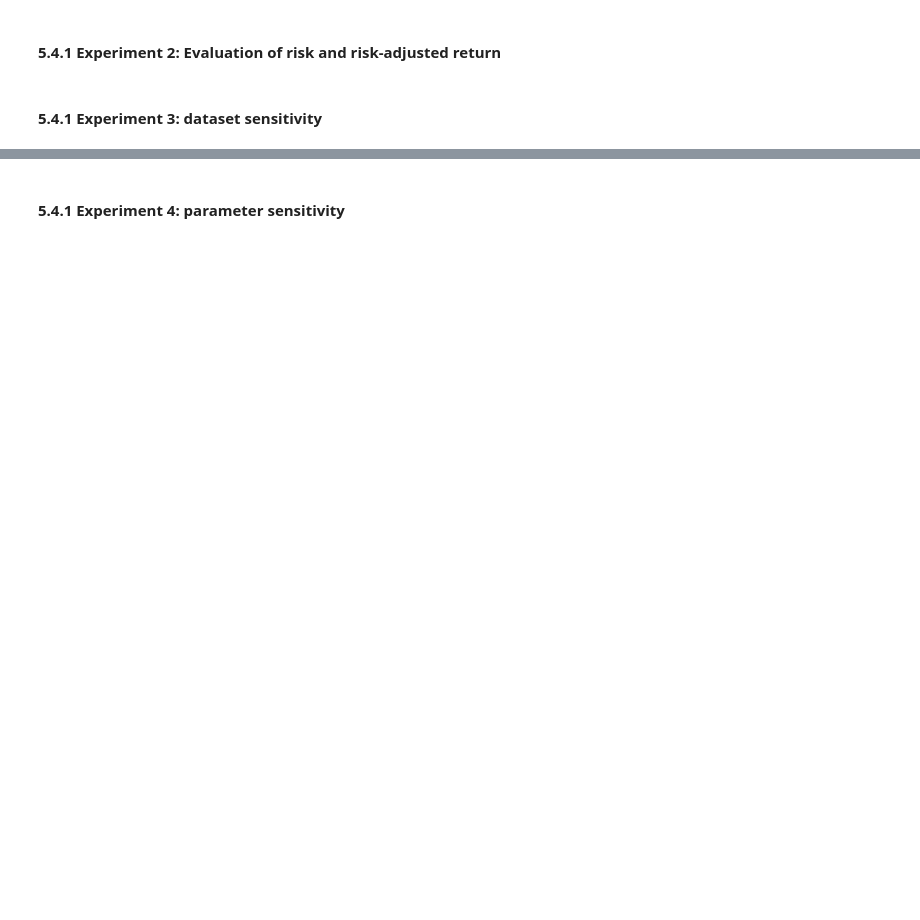
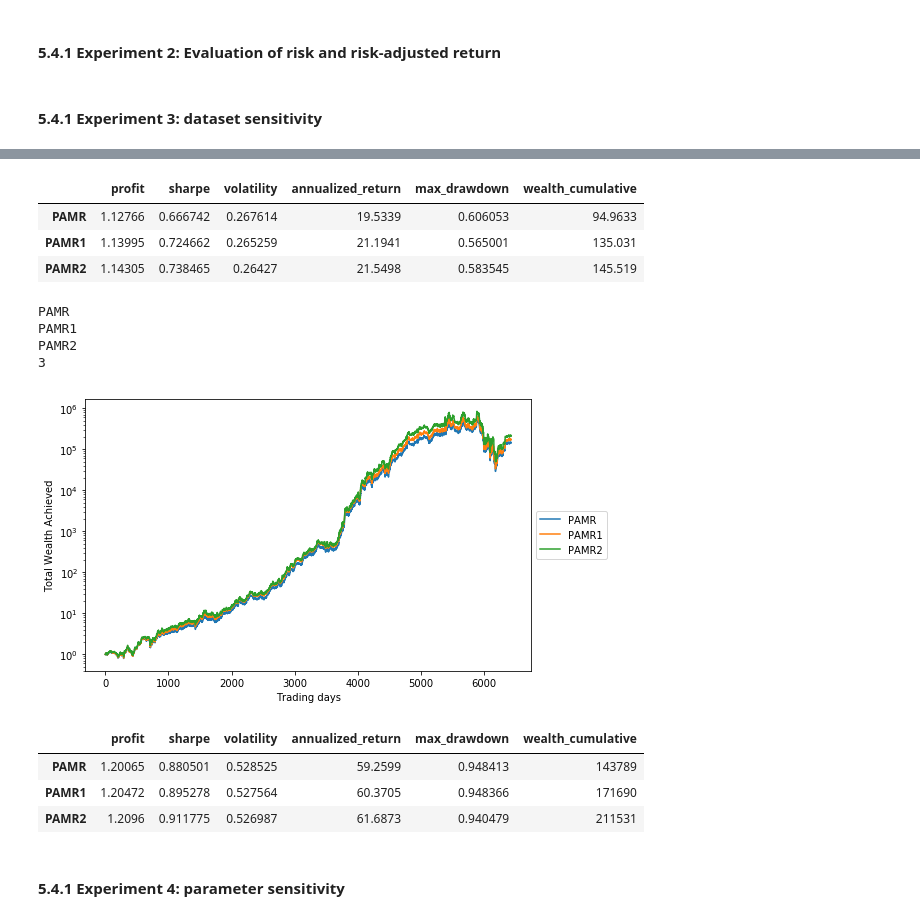
Before and after one commit to KhangDuyLe/portfolio-selection, a Jupyter notebook: PARM.ipynb, the cells around one changed output, grey strips where cells are left out. Drawn from its saved outputs; the diff is of its cells as text; code cells hidden in the pictures; blank space fills up the shorter version.

```diff
--- a/PARM.ipynb
+++ b/PARM.ipynb
@@ -351,2 +386,24 @@ print(res_log)
+# %%
+res
+# %% [output]
+|  | profit | sharpe | volatility | annualized_return | max_drawdown | wealth_cumulative |
+| PAMR | 1.12766 | 0.666742 | 0.267614 | 19.5339 | 0.606053 | 94.9633 |
+| PAMR1 | 1.13995 | 0.724662 | 0.265259 | 21.1941 | 0.565001 | 135.031 |
+| PAMR2 | 1.14305 | 0.738465 | 0.26427 | 21.5498 | 0.583545 | 145.519 |
+# %%
+resH = run_data(nyse_n_H, file_name, data_name, False)
+# %% [output]
+PAMR
+PAMR1
+PAMR2
+3
+[figure, added]
+# %%
+resH
+# %% [output]
+|  | profit | sharpe | volatility | annualized_return | max_drawdown | wealth_cumulative |
+| PAMR | 1.20065 | 0.880501 | 0.528525 | 59.2599 | 0.948413 | 143789 |
+| PAMR1 | 1.20472 | 0.895278 | 0.527564 | 60.3705 | 0.948366 | 171690 |
+| PAMR2 | 1.2096 | 0.911775 | 0.526987 | 61.6873 | 0.940479 | 211531 |
 # %% [markdown]
 #### 5.4.1 Experiment 4: parameter sensitivity
```
Also changed, not shown: parts of 54 cells of this notebook, 32 other files.
